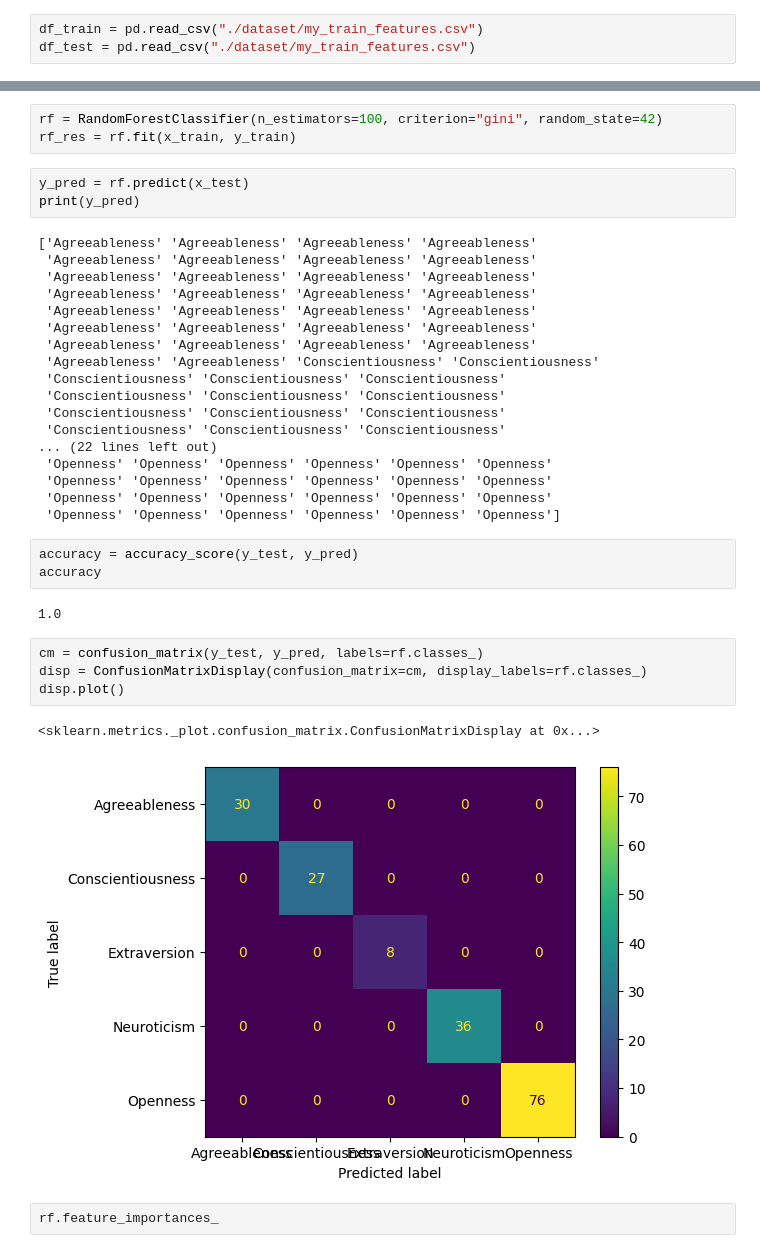
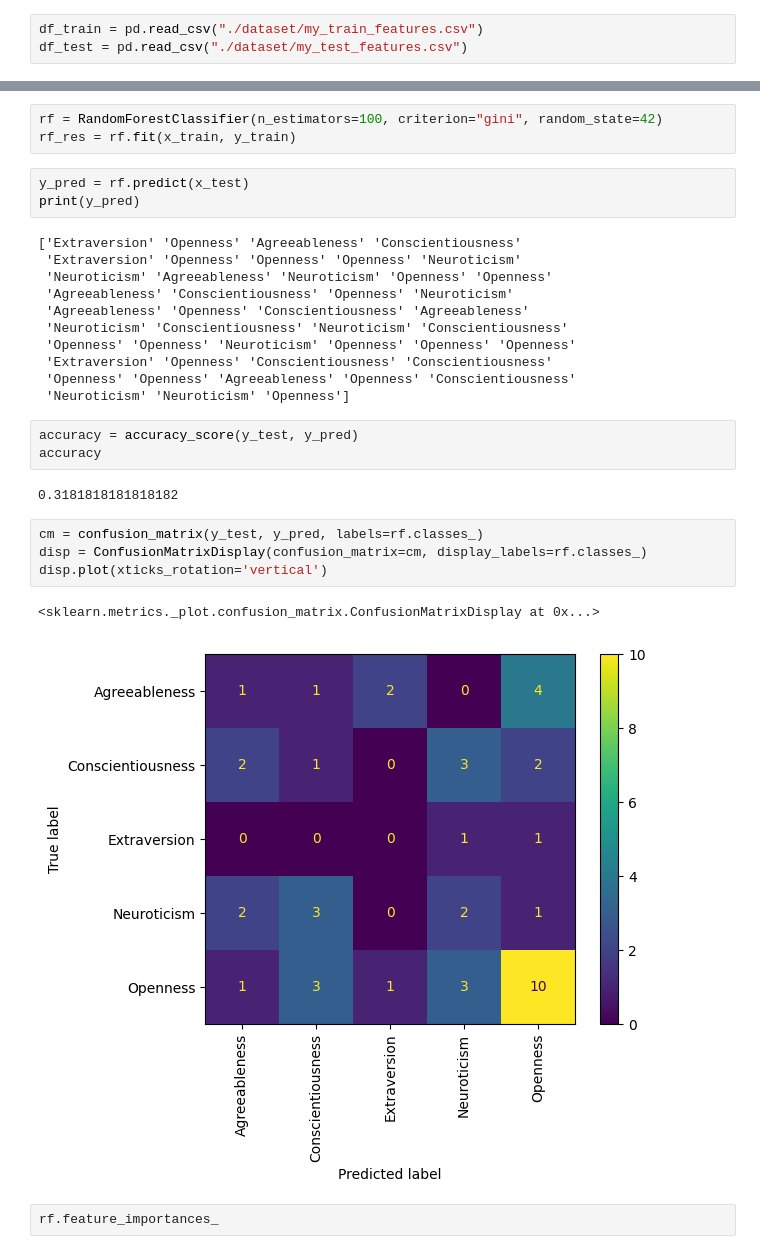
Before and after one commit to subhadip6869/Personality_Prediction, a Jupyter notebook: personality_randomforest.ipynb, the cells around one changed output, grey strips where cells are left out. Cells and saved outputs as stored; diff of their text form.

```diff
--- a/personality_randomforest.ipynb
+++ b/personality_randomforest.ipynb
@@ -4,7 +4,7 @@ import pandas as pd
 from sklearn.metrics import accuracy_score, confusion_matrix, ConfusionMatrixDisplay
 # %%
 df_train = pd.read_csv("./dataset/my_train_features.csv")
-df_test = pd.read_csv("./dataset/my_train_features.csv")
+df_test = pd.read_csv("./dataset/my_test_features.csv")
 # %%
 df_train.head()
 # %% [output]
@@ -123,35 +123,28 @@ rf_res = rf.fit(x_train, y_train)
 y_pred = rf.predict(x_test)
 print(y_pred)
 # %% [output]
-['Agreeableness' 'Agreeableness' 'Agreeableness' 'Agreeableness'
- 'Agreeableness' 'Agreeableness' 'Agreeableness' 'Agreeableness'
- 'Agreeableness' 'Agreeableness' 'Agreeableness' 'Agreeableness'
- 'Agreeableness' 'Agreeableness' 'Agreeableness' 'Agreeableness'
- 'Agreeableness' 'Agreeableness' 'Agreeableness' 'Agreeableness'
- 'Agreeableness' 'Agreeableness' 'Agreeableness' 'Agreeableness'
- 'Agreeableness' 'Agreeableness' 'Agreeableness' 'Agreeableness'
- 'Agreeableness' 'Agreeableness' 'Conscientiousness' 'Conscientiousness'
- 'Conscientiousness' 'Conscientiousness' 'Conscientiousness'
- 'Conscientiousness' 'Conscientiousness' 'Conscientiousness'
- 'Conscientiousness' 'Conscientiousness' 'Conscientiousness'
- 'Conscientiousness' 'Conscientiousness' 'Conscientiousness'
-... (22 lines left out)
- 'Openness' 'Openness' 'Openness' 'Openness' 'Openness' 'Openness'
- 'Openness' 'Openness' 'Openness' 'Openness' 'Openness' 'Openness'
- 'Openness' 'Openness' 'Openness' 'Openness' 'Openness' 'Openness'
- 'Openness' 'Openness' 'Openness' 'Openness' 'Openness' 'Openness']
+['Extraversion' 'Openness' 'Agreeableness' 'Conscientiousness'
+ 'Extraversion' 'Openness' 'Openness' 'Openness' 'Neuroticism'
+ 'Neuroticism' 'Agreeableness' 'Neuroticism' 'Openness' 'Openness'
+ 'Agreeableness' 'Conscientiousness' 'Openness' 'Neuroticism'
+ 'Agreeableness' 'Openness' 'Conscientiousness' 'Agreeableness'
+ 'Neuroticism' 'Conscientiousness' 'Neuroticism' 'Conscientiousness'
+ 'Openness' 'Openness' 'Neuroticism' 'Openness' 'Openness' 'Openness'
+ 'Extraversion' 'Openness' 'Conscientiousness' 'Conscientiousness'
+ 'Openness' 'Openness' 'Agreeableness' 'Openness' 'Conscientiousness'
+ 'Neuroticism' 'Neuroticism' 'Openness']
 # %%
 accuracy = accuracy_score(y_test, y_pred)
 accuracy
 # %% [output]
-1.0
+0.3181818181818182
 # %%
 cm = confusion_matrix(y_test, y_pred, labels=rf.classes_)
 disp = ConfusionMatrixDisplay(confusion_matrix=cm, display_labels=rf.classes_)
-disp.plot()
+disp.plot(xticks_rotation='vertical')
 # %% [output]
 <sklearn.metrics._plot.confusion_matrix.ConfusionMatrixDisplay at 0x...>
-[figure, old version]
+[figure, new version]
 # %%
 rf.feature_importances_
 # %% [output]
```
Also changed, not shown: parts of 8 cells of this notebook, 5 other files.
